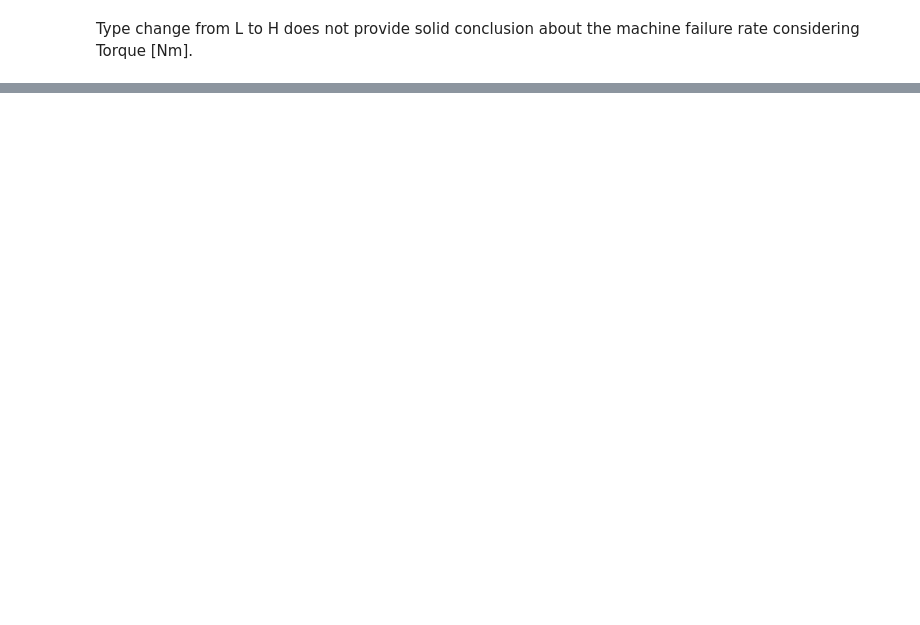
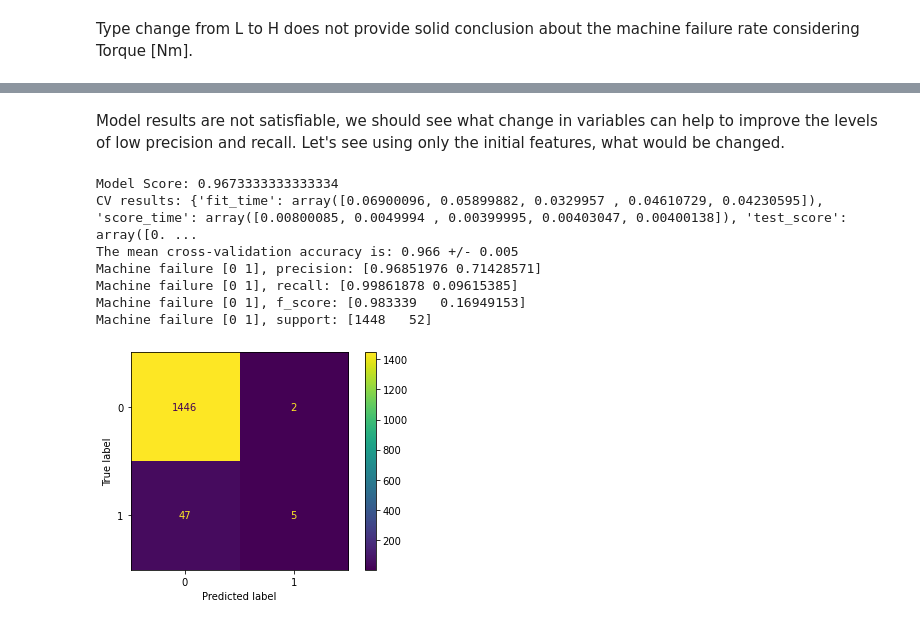
Before and after one commit to KayhanB21/AI4I-2020-predictive-maintenance, a Jupyter notebook: feature-evaluation.ipynb, the cells around one changed output, grey strips where cells are left out. Cells and saved outputs as stored; diff of their text form; code cells hidden in the pictures; blank space fills up the shorter version.

```diff
--- a/feature-evaluation.ipynb
+++ b/feature-evaluation.ipynb
@@ -594,0 +655,19 @@ Wall time: 0 ns
+# %%
+%%time
+# @formatter:on
+
+target = df['Machine failure']
+df = df.drop(labels = ["TWF", "HDF", "PWF", "OSF", "RNF", 'UDI', 'Machine failure', 'Product ID'], axis = 1)
+categorical_preprocessor = OneHotEncoder(handle_unknown = "ignore")
+numerical_preprocessor = StandardScaler()
+
+numerical_columns_selector = selector(dtype_exclude = object)
+categorical_columns_selector = selector(dtype_include = object)
+
+numerical_columns = numerical_columns_selector(df)
+preprocessor = ColumnTransformer([
+    ('one-hot-encoder', categorical_preprocessor, ['Type']),
+    ('standard-scaler', numerical_preprocessor, numerical_columns)])
+model = make_pipeline(preprocessor, LogisticRegression(max_iter = settings.notebook.feature_evaluation.logistic_regression.max_iter))
+set_config(display = 'diagram')
+model
@@ -594,0 +758,46 @@ Wall time: 0 ns
+# %% [markdown]
+Model results are not satisfiable, we should see what change in variables can help to improve the levels of low precision and recall.
+Let's see using only the initial features, what would be changed.
+# %%
+%%time
+# @formatter:on
+
+col_names = ['Air temperature [K]', 'Process temperature [K]', 'Rotational speed [rpm]', 'Torque [Nm]', 'Tool wear [min]', 'Type']
+numerical_columns = numerical_columns_selector(df[col_names])
+preprocessor = ColumnTransformer([
+    ('one-hot-encoder', categorical_preprocessor, ['Type']),
+    ('standard-scaler', numerical_preprocessor, numerical_columns)])
+model = make_pipeline(preprocessor, LogisticRegression(max_iter = settings.notebook.feature_evaluation.logistic_regression.max_iter))
+data_train, data_test, target_train, target_test = train_test_split(df[col_names],
+                                                                    target,
+                                                                    test_size = settings.notebook.feature_evaluation.logistic_regression.test_size,
+                                                                    stratify = target,
+                                                                    random_state = 42)
+_ = model.fit(data_train, target_train)
+print(f"Model Score: {model.score(data_test, target_test)}")
+cv_results = cross_validate(model, df[col_names], target, cv = 5)
+print(f"CV results: {cv_results}")
+scores = cv_results["test_score"]
+print(f"The mean cross-validation accuracy is: {scores.mean():.3f} +/- {scores.std():.3f}")
+y_pred = model.predict(data_test)
+precision, recall, f_score, support = score(target_test, y_pred)
+print(f'Machine failure {model.classes_}, precision: {precision}')
+print(f'Machine failure {model.classes_}, recall: {recall}')
+print(f'Machine failure {model.classes_}, f_score: {f_score}')
+print(f'Machine failure {model.classes_}, support: {support}')
+cm = confusion_matrix(y_true = target_test,
+                      y_pred = y_pred,
+                      labels = model.classes_)
+disp = ConfusionMatrixDisplay(confusion_matrix = cm,
+                              display_labels = model.classes_)
+disp.plot()
+plt.show()
+# %% [output]
+Model Score: 0.9673333333333334
+CV results: {'fit_time': array([0.06900096, 0.05899882, 0.0329957 , 0.04610729, 0.04230595]), 'score_time': array([0.00800085, 0.0049994 , 0.00399995, 0.00403047, 0.00400138]), 'test_score': array([0. ...
+The mean cross-validation accuracy is: 0.966 +/- 0.005
+Machine failure [0 1], precision: [0.96851976 0.71428571]
+Machine failure [0 1], recall: [0.99861878 0.09615385]
+Machine failure [0 1], f_score: [0.983339   0.16949153]
+Machine failure [0 1], support: [1448   52]
+[figure, added]
```
Also changed, not shown: parts of 46 cells of this notebook, 3 other files.
